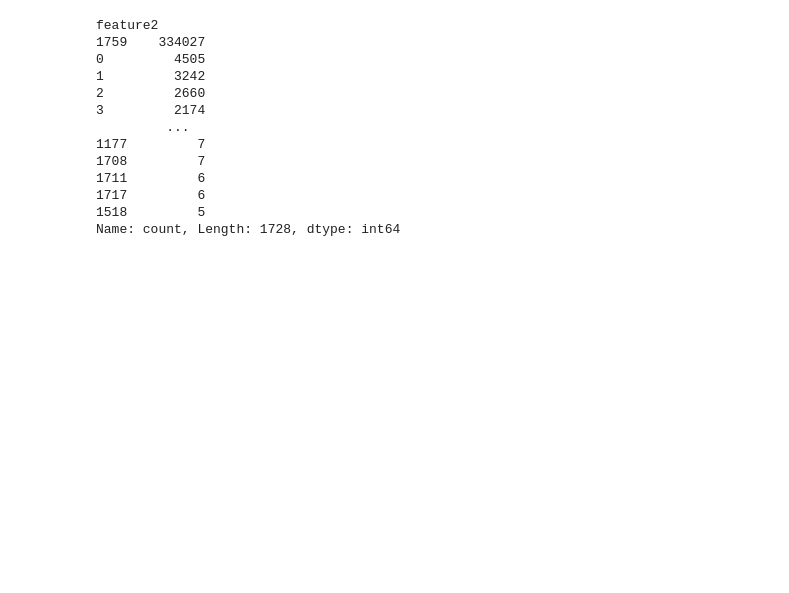
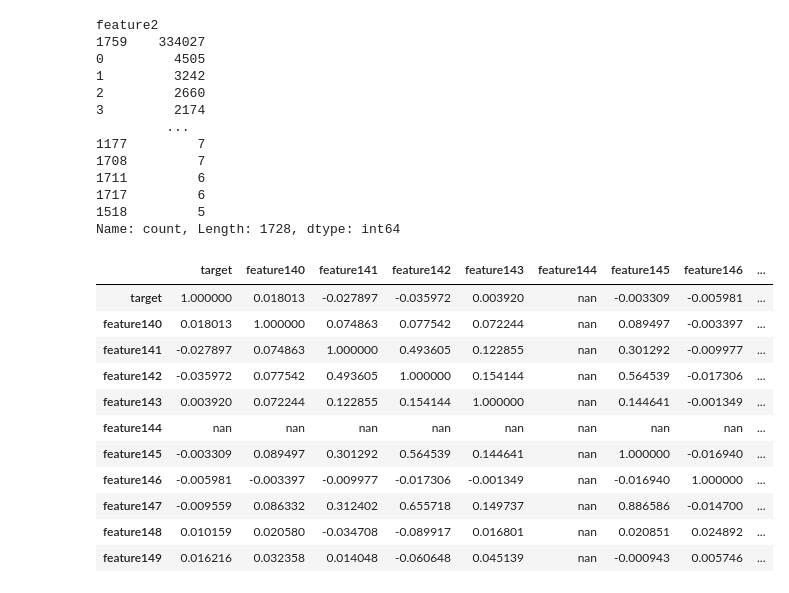
Before and after one commit to Misceria/IT-Purple-2024, a Jupyter notebook: TEST.ipynb, the cells around one changed output. Cells and saved outputs as stored; diff of their text form; code cells hidden in the pictures; blank space fills up the shorter version.

```diff
--- a/TEST.ipynb
+++ b/TEST.ipynb
@@ -157,0 +168,19 @@ data.corr()
+# %%
+x=140
+corr = data[['target', 'feature'+str(x), 'feature'+str(x+1), 'feature'+str(x+2), 'feature'+str(x+3),
+                'feature'+str(x+4), 'feature'+str(x+5), 'feature'+str(x+6), 'feature'+str(x+7), 'feature'+str(x+8),
+                'feature'+str(x+9)]].corr()
+corr.style.background_gradient(cmap='coolwarm')
+# %% [output]
+|  | target | feature140 | feature141 | feature142 | feature143 | feature144 | feature145 | feature146 | ... |
+| target | 1.000000 | 0.018013 | -0.027897 | -0.035972 | 0.003920 | nan | -0.003309 | -0.005981 | ... |
+| feature140 | 0.018013 | 1.000000 | 0.074863 | 0.077542 | 0.072244 | nan | 0.089497 | -0.003397 | ... |
+| feature141 | -0.027897 | 0.074863 | 1.000000 | 0.493605 | 0.122855 | nan | 0.301292 | -0.009977 | ... |
+| feature142 | -0.035972 | 0.077542 | 0.493605 | 1.000000 | 0.154144 | nan | 0.564539 | -0.017306 | ... |
+| feature143 | 0.003920 | 0.072244 | 0.122855 | 0.154144 | 1.000000 | nan | 0.144641 | -0.001349 | ... |
+| feature144 | nan | nan | nan | nan | nan | nan | nan | nan | ... |
+| feature145 | -0.003309 | 0.089497 | 0.301292 | 0.564539 | 0.144641 | nan | 1.000000 | -0.016940 | ... |
+| feature146 | -0.005981 | -0.003397 | -0.009977 | -0.017306 | -0.001349 | nan | -0.016940 | 1.000000 | ... |
+| feature147 | -0.009559 | 0.086332 | 0.312402 | 0.655718 | 0.149737 | nan | 0.886586 | -0.014700 | ... |
+| feature148 | 0.010159 | 0.020580 | -0.034708 | -0.089917 | 0.016801 | nan | 0.020851 | 0.024892 | ... |
+| feature149 | 0.016216 | 0.032358 | 0.014048 | -0.060648 | 0.045139 | nan | -0.000943 | 0.005746 | ... |
```
Also changed, not shown: parts of 14 cells of this notebook.
